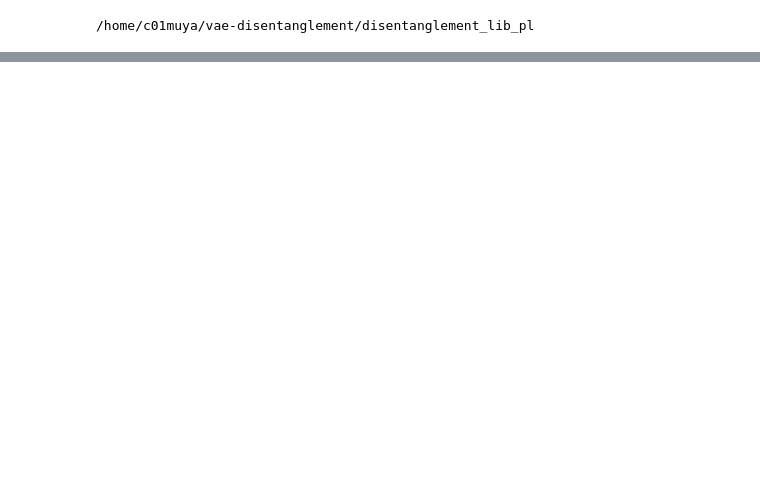
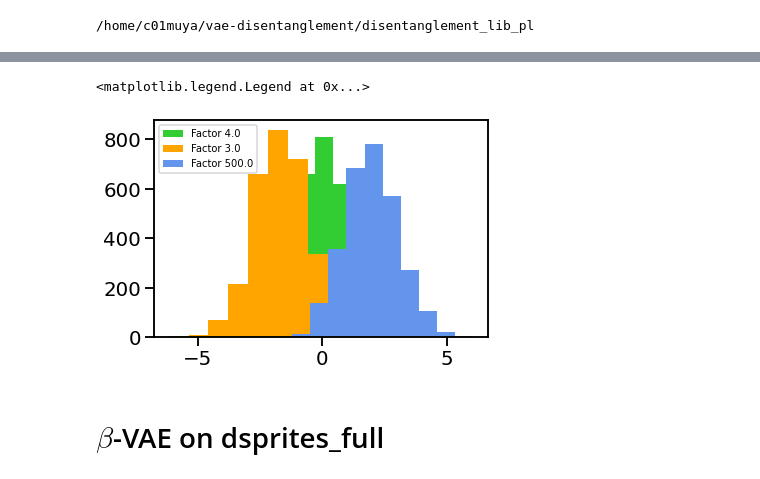
Before and after one commit to muhammadyaseen/vae-disentanglement, a Jupyter notebook: Latent Encoding Investigaton.ipynb, the cells around one changed output, grey strips where cells are left out. Cells and saved outputs as stored; diff of their text form; code cells hidden in the pictures; blank space fills up the shorter version.

```diff
--- a/Latent Encoding Investigaton.ipynb
+++ b/Latent Encoding Investigaton.ipynb
@@ -120,0 +218,10 @@ def plot_latent_dist(activations, label="Factor X"):
+# %%
+plt.hist(acts[4.0][:,1], label="Factor 4.0",color='limegreen')
+plt.hist(acts[3.0][:,1], label="Factor 3.0",color='orange')
+plt.hist(acts[500.0][:,1], label="Factor 500.0", color='cornflowerblue')
+plt.legend(prop={'size': 10}, loc='upper left')
+# %% [output]
+<matplotlib.legend.Legend at 0x...>
+[figure, added]
+# %% [markdown]
+# $\beta$-VAE on dsprites_full
```
Also changed, not shown: parts of 27 cells of this notebook.
